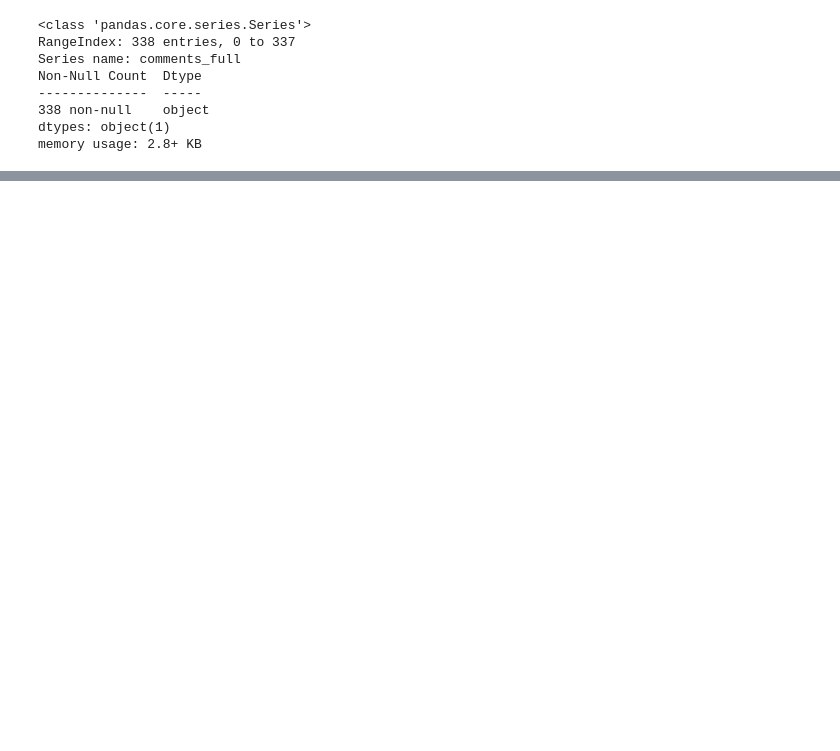
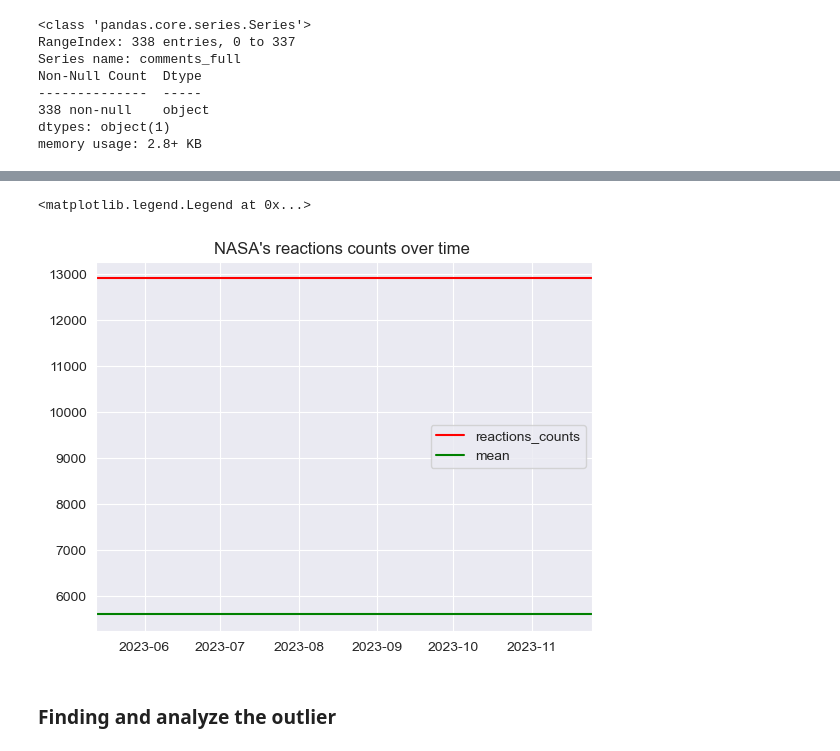
Before and after one commit to kanawanttotimetravel/AIT2003-final-project, a Jupyter notebook: NASA_cleansing.ipynb, the cells around one changed output, grey strips where cells are left out. Drawn from its saved outputs; the diff is of its cells as text; code cells hidden in the pictures; blank space fills up the shorter version.

```diff
--- a/NASA_cleansing.ipynb
+++ b/NASA_cleansing.ipynb
@@ -130,0 +236,19 @@ NASA_final_df.to_csv('Data/NASA_final.csv',index=False)
+# %%
+fig, ax = plt.subplots(figsize=(16, 9))
+sns.lineplot(data=date_related['reaction_count'], ax = ax)
+plt.legend(labels=['reaction_count'])
+
+mean_reacts = date_related['reaction_count'].mean()
+med_reacts = date_related['reaction_count'].median()
+
+plt.axhline(y=mean_reacts, color='red')
+plt.axhline(y=med_reacts, color='green')
+
+plt.xlim(begin_date,end_date)
+plt.title('NASA\'s reactions counts over time ')
+plt.legend(labels=['reactions_counts', 'mean', 'median'])
+# %% [output]
+<matplotlib.legend.Legend at 0x...>
+[figure, added]
+# %% [markdown]
+### Finding and analyze the outlier
```
Also changed, not shown: parts of 32 cells of this notebook.
